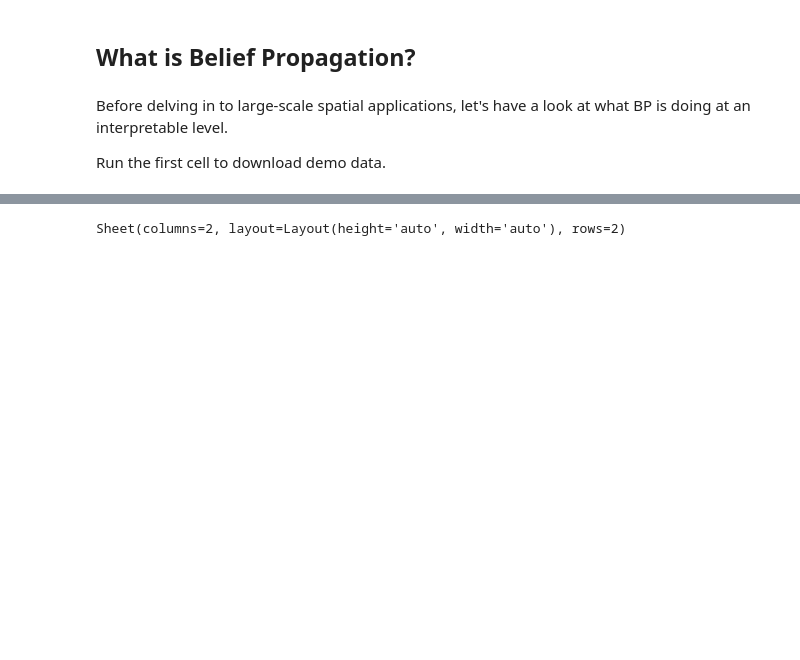
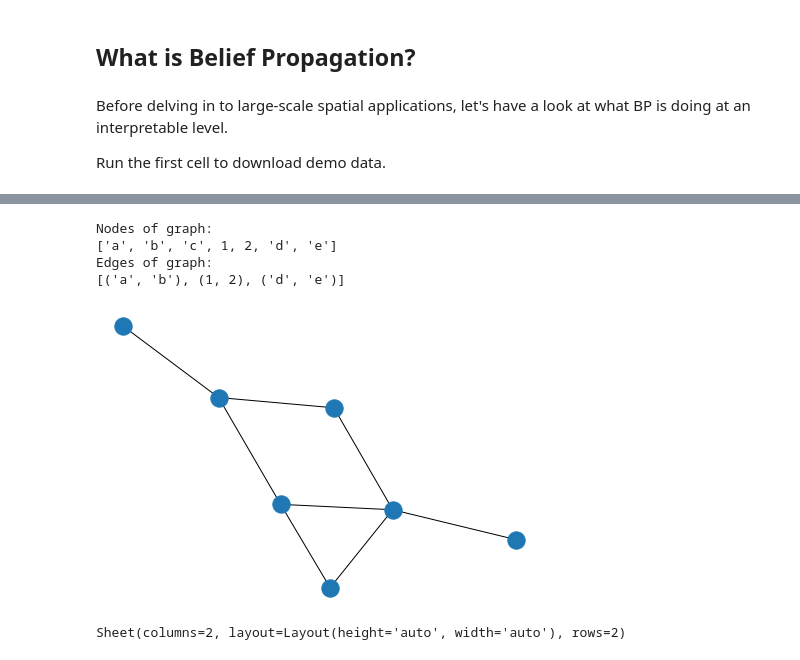
Before and after one commit to luke-scot/damage-assessment, a Jupyter notebook: colab_demo.ipynb, the cells around one changed output, grey strips where cells are left out. Saved outputs shown, nothing was run; the diff lists cells and outputs as text; code cells hidden in the pictures; blank space fills up the shorter version.

```diff
--- a/colab_demo.ipynb
+++ b/colab_demo.ipynb
@@ -60,3 +60,32 @@ To: /home/jovyan/damage-assessment/netconf/priors.csv
+# %%
+import networkx as nx
+
+G=nx.Graph()
+
+G.add_node("a")
+G.add_nodes_from(["b","c"])
+
+G.add_edge(1,2)
+edge = ("d", "e")
+G.add_edge(*edge)
+edge = ("a", "b")
+G.add_edge(*edge)
+
+print("Nodes of graph: ")
+print(G.nodes())
+print("Edges of graph: ")
+print(G.edges())
+
+# adding a list of edges:
+G.add_edges_from([("a","c"),("c","d"), ("a",1), (1,"d"), ("a",2)])
+
+nx.draw(G)
+# %% [output]
+Nodes of graph:
+['a', 'b', 'c', 1, 2, 'd', 'e']
+Edges of graph:
+[('a', 'b'), (1, 2), ('d', 'e')]
+[figure, added]
 # %%
 import ipywidgets as ipw
 ipw.Box([ipw.Label(value='Geographical Edges - '), ipw.Checkbox(value=False, disabled=False, indent=False, layout=layout), ipw.Label(value='Geographical Neighbours - '), ipw.IntText(value=2, placeholder='edges',  disabled=False, layout=layout)])
```
Also changed, not shown: parts of 3 cells of this notebook.
